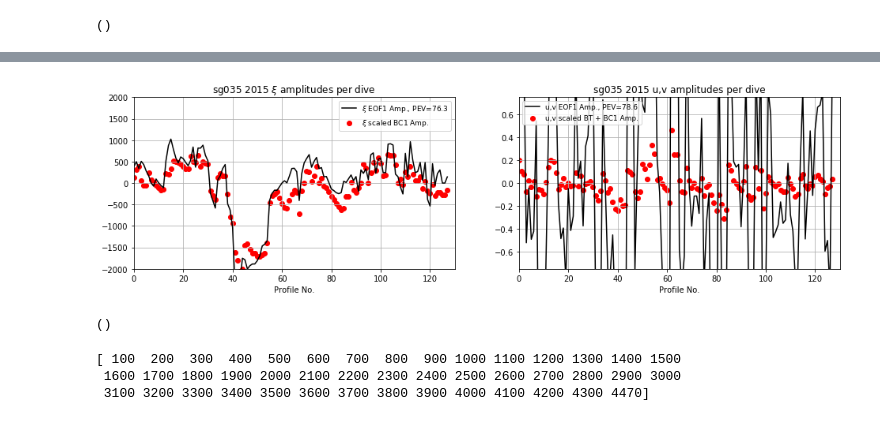
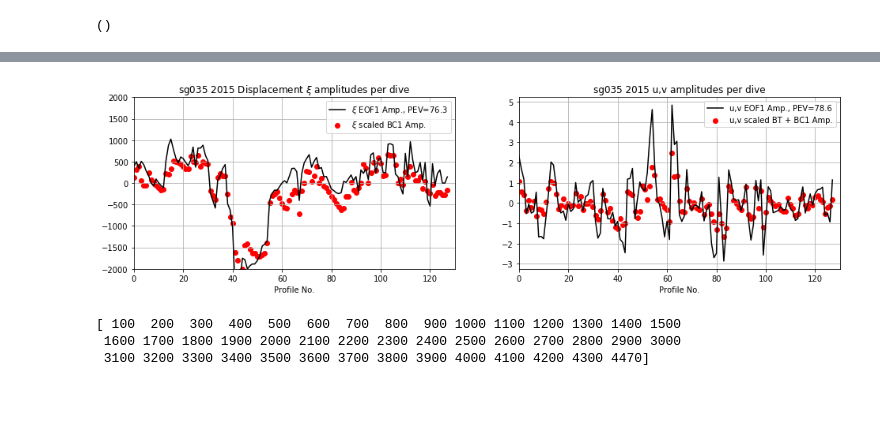
Before and after one commit to jakesteinberg/geostrophic_turbulence, a Jupyter notebook: bats_dg_2015_mode_projections.ipynb, the cells around one changed output, grey strips where cells are left out. Cells and saved outputs as stored; diff of their text form; code cells hidden in the pictures.

```diff
--- a/bats_dg_2015_mode_projections.ipynb
+++ b/bats_dg_2015_mode_projections.ipynb
@@ -72,6 +72,8 @@ bd1 = IP['bd1']
 bd2 = IP['bd2']
 lon_lim = IP['lon_lim']
 lat_lim = IP['lat_lim']
+dac_u = IP['dac_u']
+dac_v = IP['dac_v']
 
 N2 = IP['N2_by_season_quad']
 sa_avg = IP['bckgrd_sa']
@@ -89,8 +91,6 @@ mw_eta_2 = IP['eta_2']
 mw_eta_3 = IP['eta_3']
 eta_ind_1 = IP['eta_per_1']
 eta_ind_3 = IP['eta_per_3']
-mw_dac_u = IP['dac_e_mw']
-mw_dac_v = IP['dac_n_mw']
 
 mw_time_good = IP['mw_time_good']
 gamma_good = IP['mw_gamma_good']
@@ -732,29 +740,27 @@ plot_pro(ax2)
 # %%
 matplotlib.rcParams['figure.figsize'] = (16, 4)
 f, (ax0, ax1) = plt.subplots(1, 2)
 ax0.plot(np.arange(0, len(Amp1_eta)), Amp1_eta, color='k', label=r'$\xi$ EOF1 Amp., PEV=' + str(np.round(frac_eof_eta[0]*100,1)))
 ax0.scatter(np.arange(0, len(AG_ordered[1, :])), -30000*AG_ordered[1, :], color='r', label=r'$\xi$ scaled BC1 Amp.')
 ax0.grid()
 ax1.plot(np.arange(0, nq), Amp1_uv, color='k', label='u,v EOF1 Amp., PEV=' + str(np.round(frac_eof_uv[0]*100,1)))
-ax1.scatter(np.arange(0, nq), -1.5*(AGz_ordered[1, :] + AGz_ordered[1, :]), color='r', label='u,v scaled BT + BC1 Amp.')
+ax1.scatter(np.arange(0, nq), -8*(AGz_ordered[1, :] + AGz_ordered[1, :]), color='r', label='u,v scaled BT + BC1 Amp.')
 ax0.set_ylim([-2000, 2000])
-ax1.set_ylim([-.75, .75])
-ax2.set_ylim([-.75, .75])
-ax0.set_title(r'sg035 2015 $\xi$ amplitudes per dive')
+# ax1.set_ylim([-.75, .75])
+ax0.set_title(r'sg035 2015 Displacement $\xi$ amplitudes per dive')
 ax1.set_title('sg035 2015 u,v amplitudes per dive')
 ax0.set_xlabel('Profile No.')
 ax1.set_xlabel('Profile No.')
 handles, labels = ax0.get_legend_handles_labels()
-ax0.legend(handles, labels, fontsize=9)
+ax0.legend(handles, labels, fontsize=10)
 handles, labels = ax1.get_legend_handles_labels()
-ax1.legend(handles, labels, fontsize=9)
+ax1.legend(handles, labels, fontsize=10)
 ax0.set_xlim([0, 130])
 ax1.set_xlim([0, 130])
 plot_pro(ax1)
-# f.savefig("/Users/jake/Documents/baroclinic_modes/Meetings/meeting_19_09_04/sg035_eof_mode_amps.jpg", dpi=300)
+f.savefig("/Users/jake/Documents/baroclinic_modes/dissertation/sg035_eof_mode_amps.jpg", dpi=300)
 # %% [output]
-[figure, old version]
+[figure, new version]
-()
 # %%
 grid_reg = np.arange(0, np.nanmax(grid), 10)
 v_reg = np.nan * np.ones((len(grid_reg), np.shape(mw_v_good)[1]))
```
Also changed, not shown: parts of 7 cells of this notebook, 5 other files.
